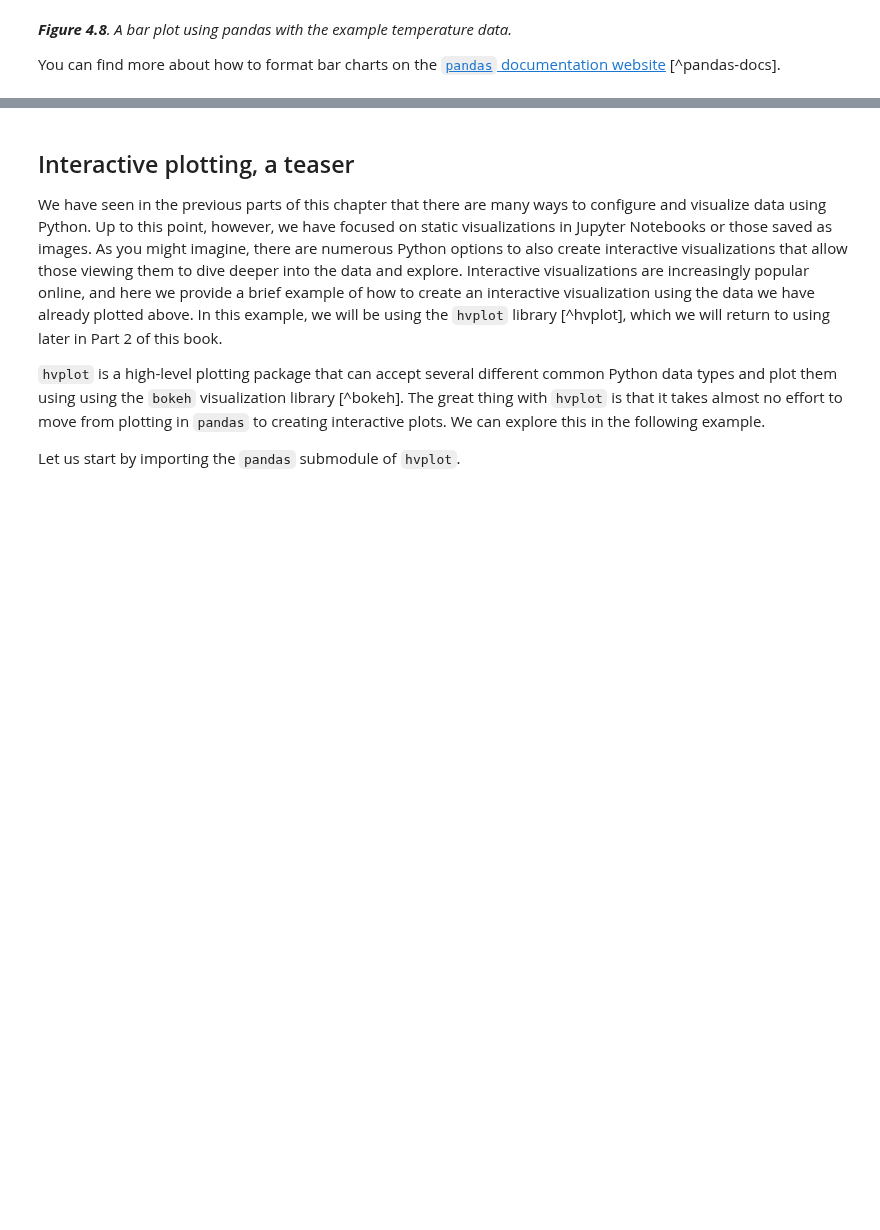
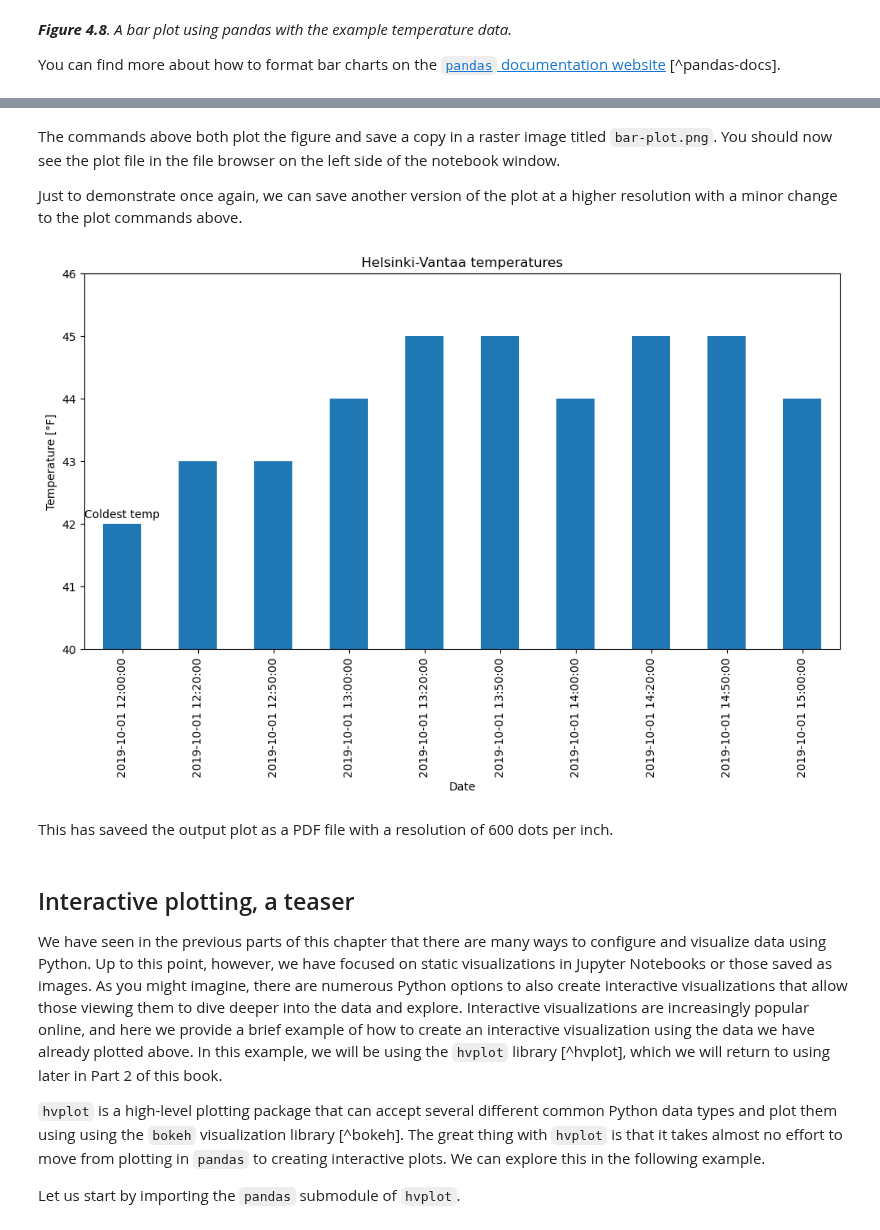
Before and after one commit to heattard/geo-python-student-notebooks, a Jupyter notebook: L7/basic-plotting-filled.ipynb, the cells around one changed output, grey strips where cells are left out. Cells and saved outputs as stored; diff of their text form; code cells hidden in the pictures; blank space fills up the shorter version.

```diff
--- a/L7/basic-plotting-filled.ipynb
+++ b/L7/basic-plotting-filled.ipynb
@@ -322,3 +295,29 @@ This would save the output plot as a PDF file with a resolution of 600 dots per
+# %% [markdown]
+The commands above both plot the figure and save a copy in a raster image titled `bar-plot.png`. You should now see the  plot file in the file browser on the left side of the notebook window.
+
+Just to demonstrate once again, we can save another version of the plot at a higher resolution with a minor change to the plot commands above.
+# %%
+oct1_afternoon = oct1_temps.loc[oct1_temps.index <= np.datetime64("2019-10-01T15:00")]
+
+ax = oct1_afternoon.plot(
+    kind="bar",
+    title="Helsinki-Vantaa temperatures",
+    xlabel="Date",
+    ylabel="Temperature [°F]",
+    ylim=[40, 46],
+    label="Observed temperature",
+    figsize=(12, 6),
+)
+
+ax.text(0, 42.1, "Coldest temp",ha='center') #I added the horiontal alignment which moves where the text is justifiedax.legend()
+
+
+# Write figure to PDF file with 600 dpi resolution
+plt.savefig("bar-plot-hi-res.pdf", dpi=600)
+# %% [output]
+[figure, added]
+# %% [markdown]
+This has saveed the output plot as a PDF file with a resolution of 600 dots per inch.
 # %% [markdown]
 ## Interactive plotting, a teaser
 
```
Also changed, not shown: parts of 2 cells of this notebook.
